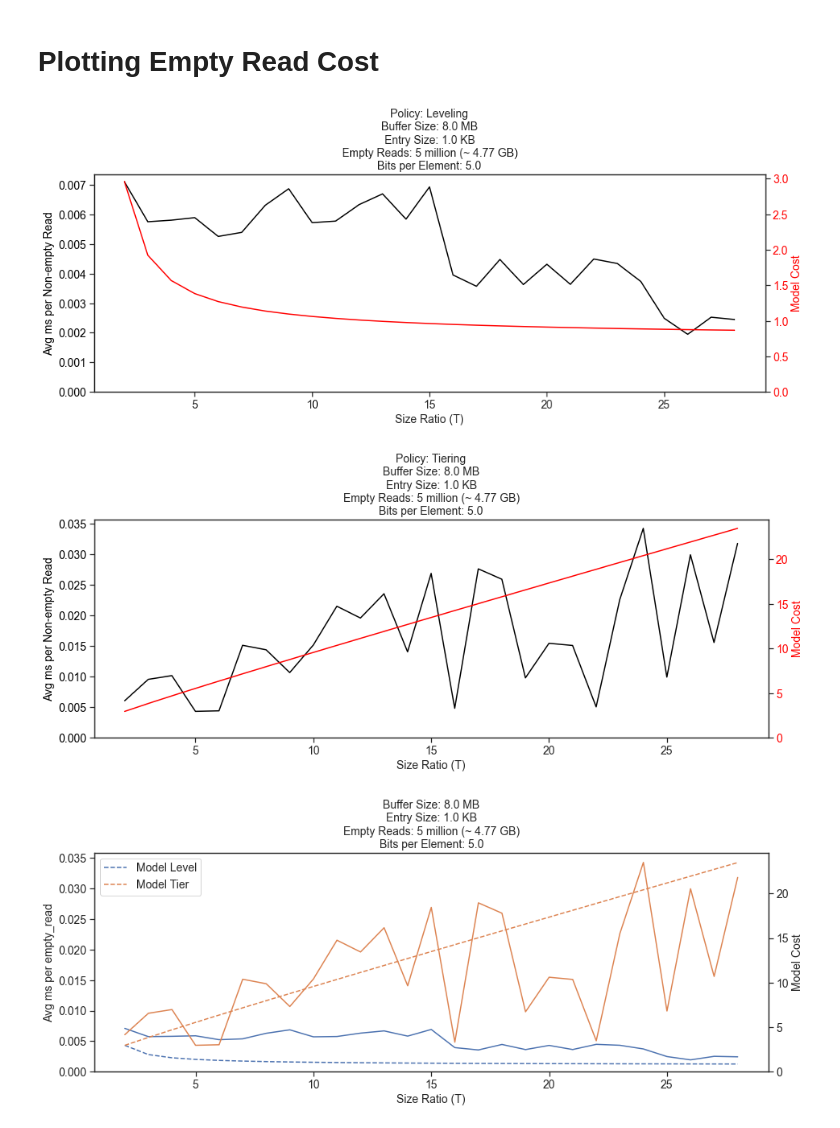
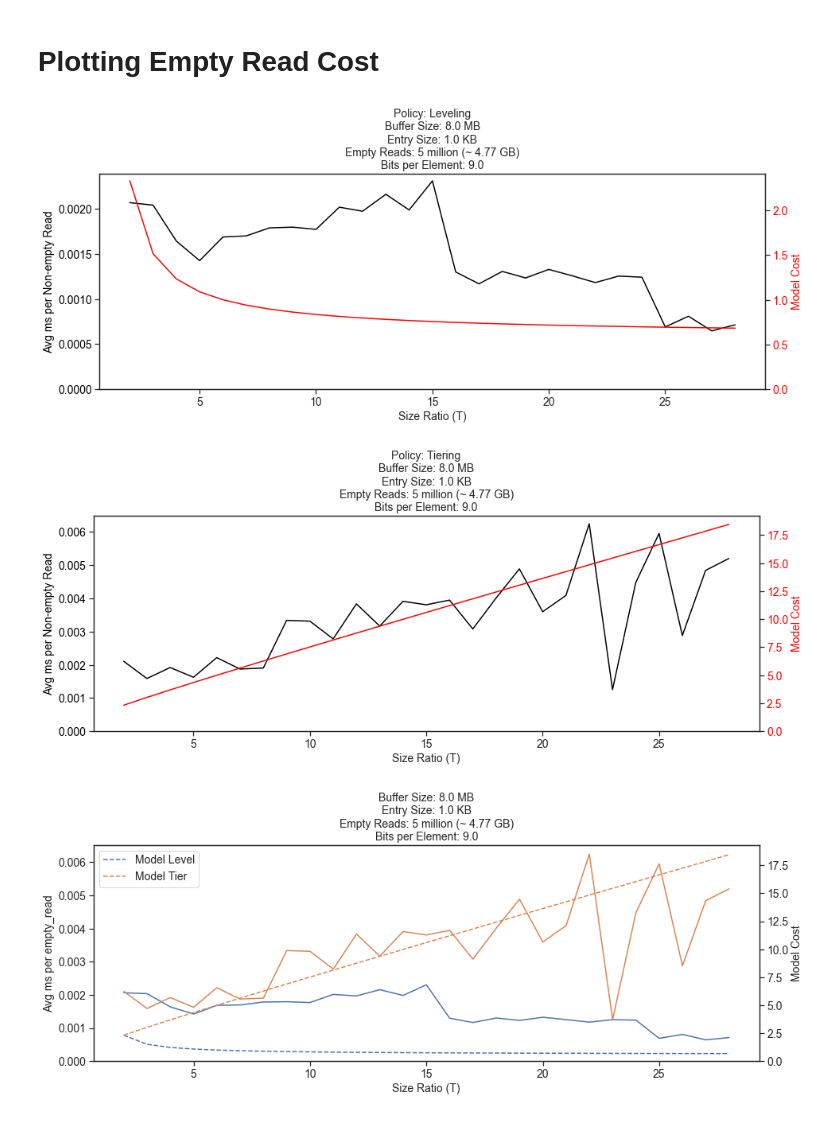
Before and after one commit to Ephoris/rocksdb-robust, a Jupyter notebook: script/visualization/cost_func_graph.ipynb, the cells around one changed output. Saved outputs shown, nothing was run; the diff lists cells and outputs as text; code cells hidden in the pictures.

Commit message:
Adds read experiment

```diff
--- a/script/visualization/cost_func_graph.ipynb
+++ b/script/visualization/cost_func_graph.ipynb
@@ -40,7 +40,7 @@ class DBMeta(object):
         return ceil(log((self.N * self.E) / self.B + 1, self.T))
 
     def write_cost(self):
-        cost = self.T * (1 + self.phi) * (self.L / self.B)
+        cost = self.T * (1 + self.phi) * (self.L / 8)
         if (self.is_tiering):
             cost = cost / self.T
         else:
@@ -326,10 +326,10 @@ def plot_non_empty_read_diff(df1, df2):
 # %%
 set_style()
 
-df1 = read_data('../../data/22.csv')
+df1 = read_data('../../data/26.csv')
 _ = plot_non_empty_read_cost_ratio(df1)
 
-df2 = read_data('../../data/23.csv')
+df2 = read_data('../../data/27.csv')
 _ = plot_non_empty_read_cost_ratio(df2)
 
 _ = plot_non_empty_read_diff(df1, df2)
@@ -409,14 +409,14 @@ def plot_empty_read_diff(df1, df2):
 # %%
 set_style()
 
-df1 = read_data('../../data/22.csv')
+df1 = read_data('../../data/26.csv')
 _ = plot_empty_read_cost_ratio(df1)
 
-df2 = read_data('../../data/23.csv')
+df2 = read_data('../../data/27.csv')
 _ = plot_empty_read_cost_ratio(df2)
 
 _ = plot_empty_read_diff(df1, df2)
 # %% [output]
-[figure, old version]
+[figure, new version]
-[figure, old version]
+[figure, new version]
-[figure, old version]
+[figure, new version]
```
Also changed, not shown: parts of 4 cells of this notebook, 9 other files.
